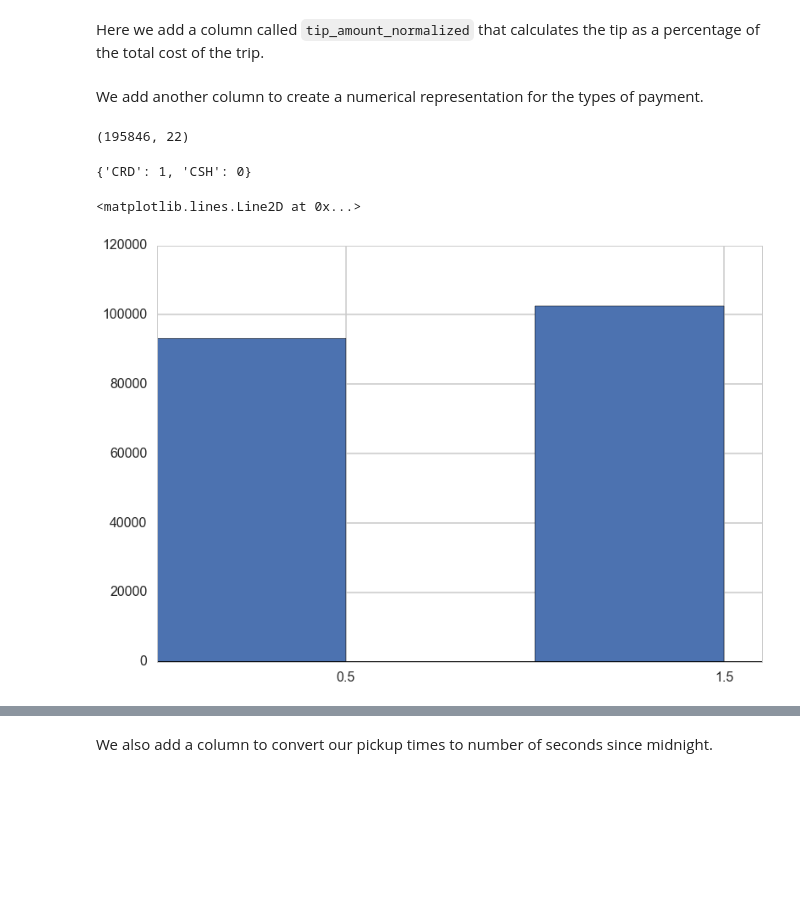
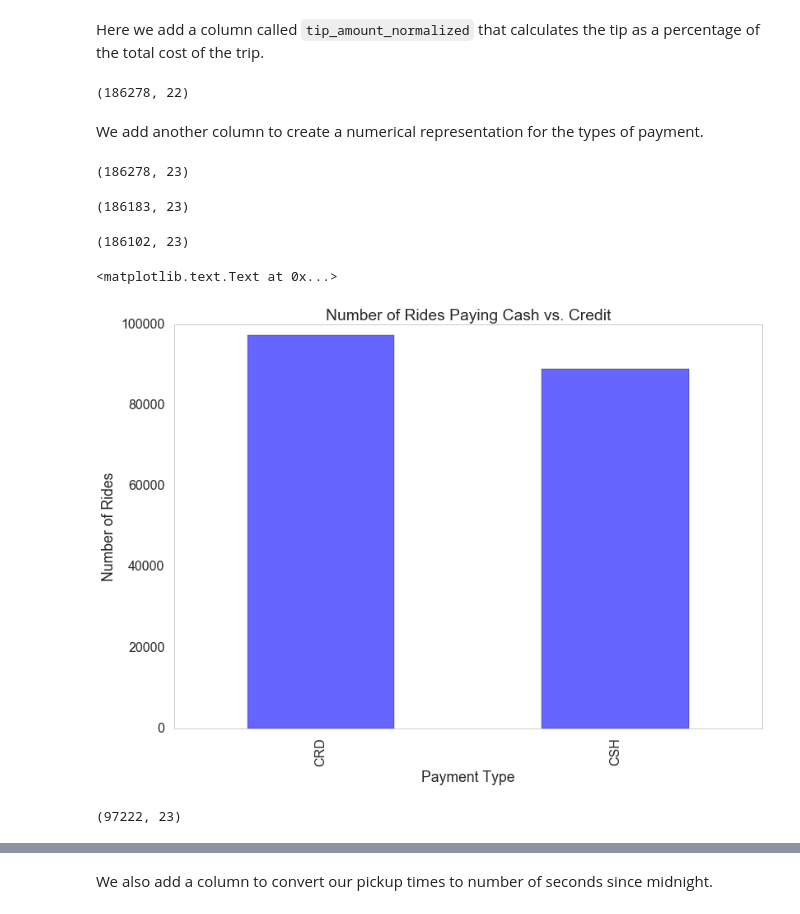
Before and after one commit to AOrlov8957/CS109FinalProject, a Jupyter notebook: data/Data Exploration - Hugh.ipynb, the cells around one changed output, grey strips where cells are left out. Saved outputs shown, nothing was run; the diff lists cells and outputs as text; code cells hidden in the pictures; blank space fills up the shorter version.

```diff
--- a/data/Data Exploration - Hugh.ipynb
+++ b/data/Data Exploration - Hugh.ipynb
@@ -139,28 +138,61 @@ merged2013df['tip_amount_normalized'] = merged2013df.tip_amount/merged2013df.far
+# %%
+merged2013dffull['tip_amount_normalized'] = merged2013dffull.tip_amount/merged2013dffull.fare_amount
+merged2013dffull.shape
+# %% [output]
+(186278, 22)
 # %% [markdown]
 We add another column to create a numerical representation for the types of payment.
 # %%
-# Remove rare payment types
-merged2013df = merged2013df[merged2013df.payment_type != 'UNK']
-merged2013df = merged2013df[merged2013df.payment_type != 'DIS']
-merged2013df = merged2013df[merged2013df.payment_type != 'NOC']
-merged2013df = merged2013df.reset_index(drop=True)
-print merged2013df.shape
-
-payment_types = list(merged2013df.payment_type.unique())
+payment_types = list(merged2013dffull.payment_type.unique())
 payment_dict = dict(zip(payment_types, map(lambda x: payment_types.index(x), payment_types)))
 
 # Create payment index
-merged2013df['payment_idx'] = merged2013df.payment_type.apply(lambda x: payment_dict[x])
-payment_dict
+merged2013dffull['payment_idx'] = merged2013dffull.payment_type.apply(lambda x: payment_dict[x])
+merged2013dffull.shape
 # %% [output]
-(195846, 22)
+(186278, 23)
-{'CRD': 1, 'CSH': 0}
-# %%
-plt.hist(merged2013df.payment_idx, bins=np.arange(0,2,0.5))
-plt.xticks([0.5, 1.5])
-plt.axhline(0, color='k')
-#Credit card, Cash, No Charge, Dispute, Unknown, Voided trip
-# %% [output]
-<matplotlib.lines.Line2D at 0x...>
-[figure, removed]
+# %%
+# Eliminate high tip outliers
+merged2013dffull = merged2013dffull[merged2013dffull.tip_amount_normalized < 1.]
+merged2013dffull = merged2013dffull.reset_index(drop=True)
+print merged2013dffull.shape
+# %% [output]
+(186183, 23)
+# %%
+# Remove rare payment types
+merged2013dffull = merged2013dffull[merged2013dffull.payment_type != 'UNK']
+merged2013dffull = merged2013dffull[merged2013dffull.payment_type != 'DIS']
+merged2013dffull = merged2013dffull[merged2013dffull.payment_type != 'NOC']
+merged2013dffull = merged2013dffull.reset_index(drop=True)
+print merged2013dffull.shape
+# %% [output]
+(186102, 23)
+# %%
+# plt.hist(merged2013dffull.payment_idx, bins=np.arange(0,4,1))
+# plt.xticks([0, 1, 2])
+# plt.axhline(0, color='k')
+# plt.title('Payment Counts')
+# plt.ylabel('Number of Trips')
+# plt.xlabel('Pa')
+payment_counts = merged2013dffull.groupby(['payment_type'])['medallion'].count()
+#merged2013df.groupby(['hours_since_midnight'])['tip_amount_normalized'].mean()
+#merged2013df.groupby('hours_since_midnight')['tip_amount_normalized'].head()
+ax = payment_counts.plot(kind='bar', x='payment_type', y='medallion', alpha=.6)
+ax.set_xlabel("Payment Type")
+ax.set_ylabel("Number of Rides")
+ax.grid(False)
+ax.set_title('Number of Rides Paying Cash vs. Credit')
+# %% [output]
+<matplotlib.text.Text at 0x...>
+[figure, added]
+# %%
+# So what is the tip distribution like?
+# merged2013df[merged2013df.tip_amount != 0].tip_amount_normalized.describe()
+#We only want credit card transactions
+merged2013df = merged2013dffull[merged2013dffull['payment_type'] == 'CRD']
+print merged2013df.shape
+
+#merged2013df.payment_idx
+# %% [output]
+(97222, 23)
 # %%
```
Also changed, not shown: parts of 43 cells of this notebook.
